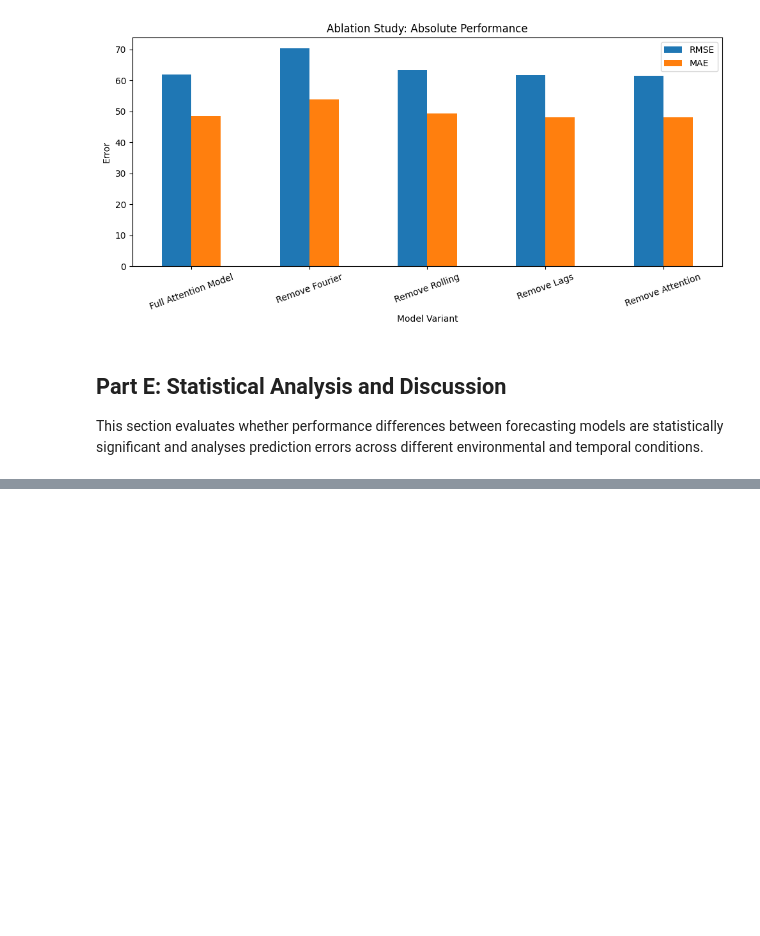
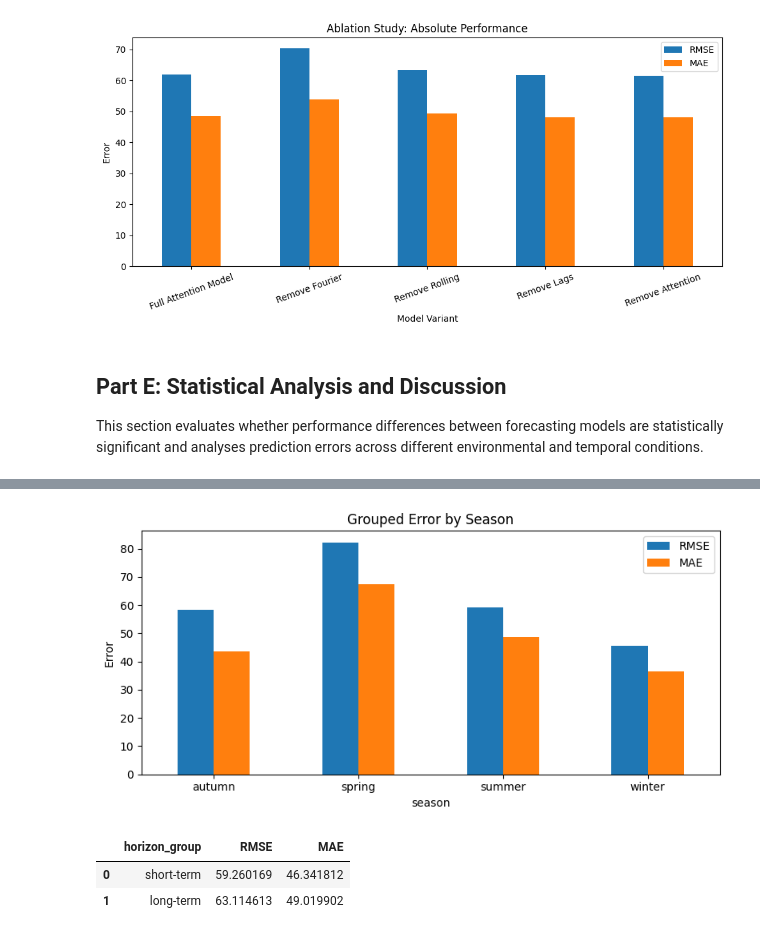
Before and after one commit to Pulkit9918/Assignment-1, a Jupyter notebook: z5708011_assignment1.ipynb, the cells around one changed output, grey strips where cells are left out. Saved outputs shown, nothing was run; the diff lists cells and outputs as text; code cells hidden in the pictures; blank space fills up the shorter version.

```diff
--- a/z5708011_assignment1.ipynb
+++ b/z5708011_assignment1.ipynb
@@ -1738,0 +1743,2 @@ This section evaluates whether performance differences between forecasting model
+# %%
+partB_model = model_mse
@@ -1738,0 +1853,11 @@ This section evaluates whether performance differences between forecasting model
+# %%
+analysis_df = test_df[["date", "solar_t"]].copy().reset_index(drop=True)
+
+for i in range(7):
+    analysis_df[f"y_true_t+{i+1}"] = y_test_np[:, i]
+    analysis_df[f"y_pred_t+{i+1}"] = pred_multi[:, i]
+
+analysis_df["daily_rmse_avg7"] = np.sqrt(np.mean((y_test_np - pred_multi) ** 2, axis=1))
+analysis_df["daily_mae_avg7"] = np.mean(np.abs(y_test_np - pred_multi), axis=1)
+
+analysis_df.head()
@@ -1738,0 +1871,20 @@ This section evaluates whether performance differences between forecasting model
+# %%
+months = pd.to_datetime(analysis_df["date"]).dt.month
+
+def month_to_season(m):
+    if m in [12, 1, 2]:
+        return "winter"
+    elif m in [3, 4, 5]:
+        return "spring"
+    elif m in [6, 7, 8]:
+        return "summer"
+    else:
+        return "autumn"
+
+analysis_df["season"] = months.map(month_to_season)
+
+y_true_cols = [f"y_true_t+{i+1}" for i in range(7)]
+y_pred_cols = [f"y_pred_t+{i+1}" for i in range(7)]
+
+season_stats = grouped_error_stats(analysis_df, "season", y_true_cols, y_pred_cols)
+season_stats
@@ -1738,0 +1897,29 @@ This section evaluates whether performance differences between forecasting model
+# %%
+plot_grouped_bar(season_stats, "season", "Grouped Error by Season")
+# %% [output]
+[figure, added]
+# %%
+short_true = y_test_np[:, :3]
+short_pred = pred_multi[:, :3]
+
+long_true = y_test_np[:, 3:]
+long_pred = pred_multi[:, 3:]
+
+horizon_group_df = pd.DataFrame([
+    {
+        "horizon_group": "short-term",
+        "RMSE": rmse(short_true, short_pred),
+        "MAE": mae(short_true, short_pred)
+    },
+    {
+        "horizon_group": "long-term",
+        "RMSE": rmse(long_true, long_pred),
+        "MAE": mae(long_true, long_pred)
+    }
+])
+
+horizon_group_df
+# %% [output]
+|  | horizon_group | RMSE | MAE |
+| 0 | short-term | 59.260169 | 46.341812 |
+| 1 | long-term | 63.114613 | 49.019902 |
```
Also changed, not shown: parts of 41 cells of this notebook, 13 other files.
